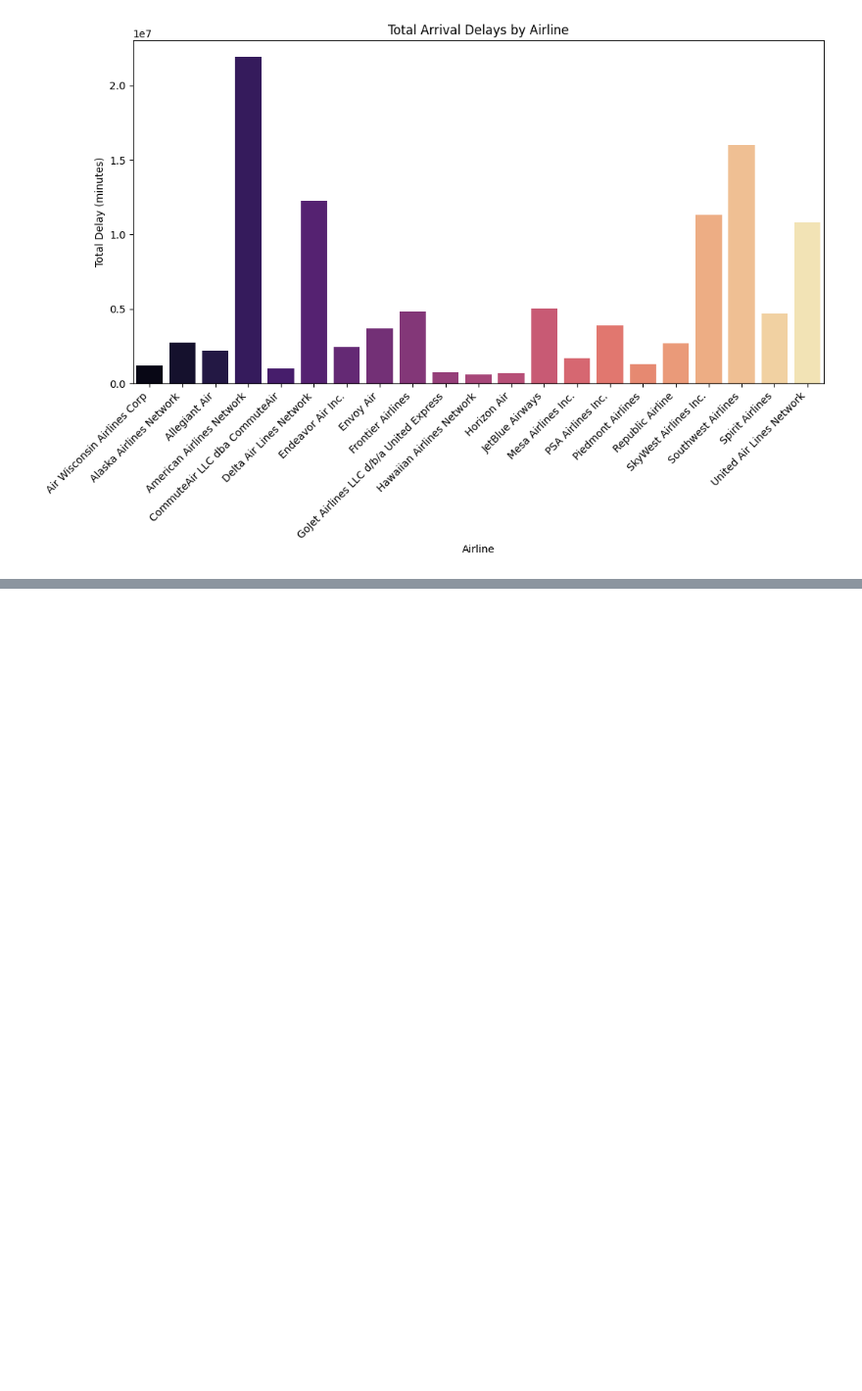
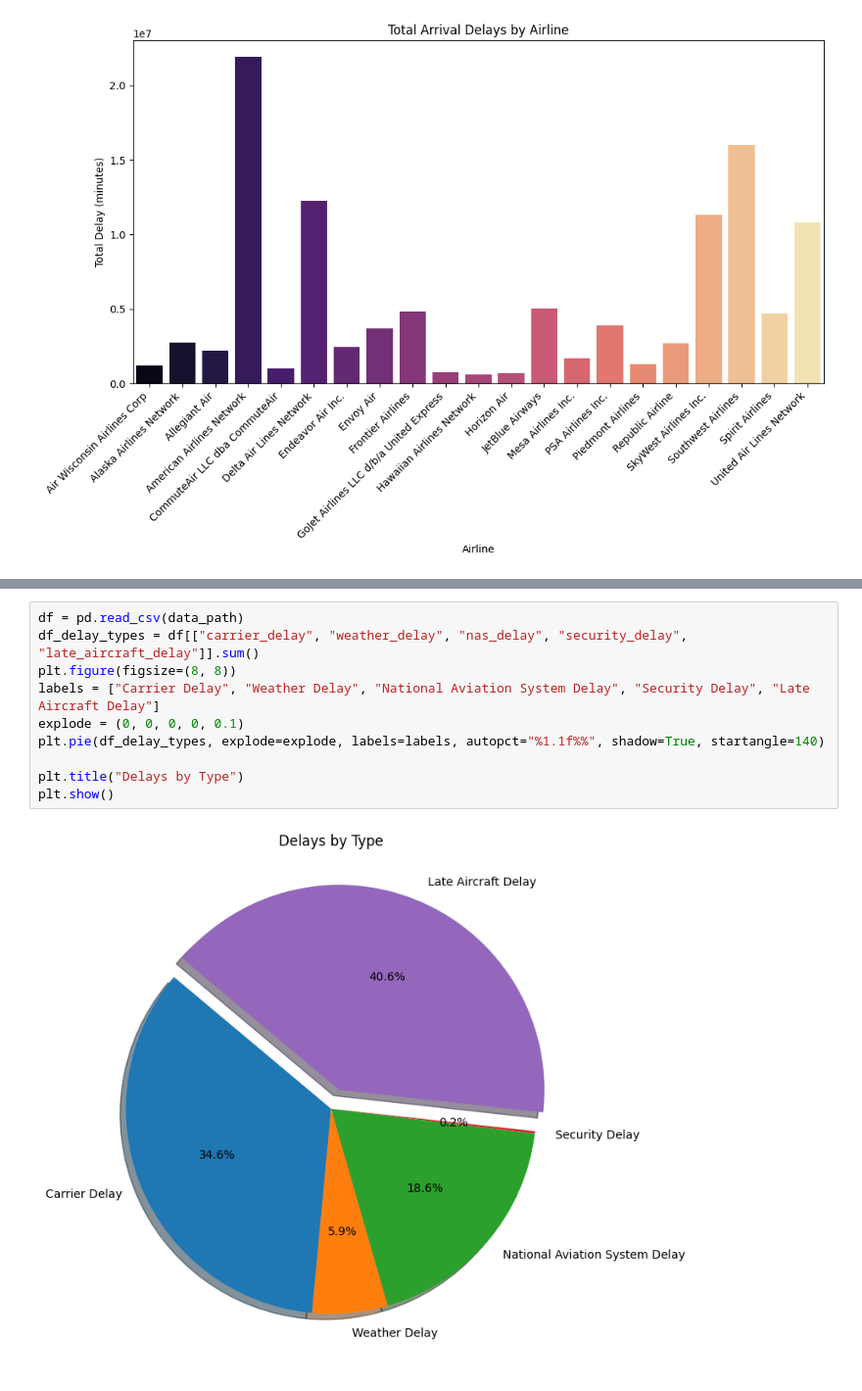
Before and after one commit to juebenjamin/flight-delay-analysis, a Jupyter notebook: notebooks/flight_delays.ipynb, the cells around one changed output, grey strips where cells are left out. Shown: that part at 98% size. Cells and saved outputs as stored; diff of their text form; blank space fills up the shorter version.

```diff
--- a/notebooks/flight_delays.ipynb
+++ b/notebooks/flight_delays.ipynb
@@ -65,2 +123,14 @@ plt.show()
+# %%
+df = pd.read_csv(data_path)
+df_delay_types = df[["carrier_delay", "weather_delay", "nas_delay", "security_delay", "late_aircraft_delay"]].sum()
+plt.figure(figsize=(8, 8))
+labels = ["Carrier Delay", "Weather Delay", "National Aviation System Delay", "Security Delay", "Late Aircraft Delay"]
+explode = (0, 0, 0, 0, 0.1)
+plt.pie(df_delay_types, explode=explode, labels=labels, autopct="%1.1f%%", shadow=True, startangle=140)
+
+plt.title("Delays by Type")
+plt.show()
+# %% [output]
+[figure, added]
 # %%
 print("Test for flight delay")
```
Also changed, not shown: parts of 3 cells of this notebook.
